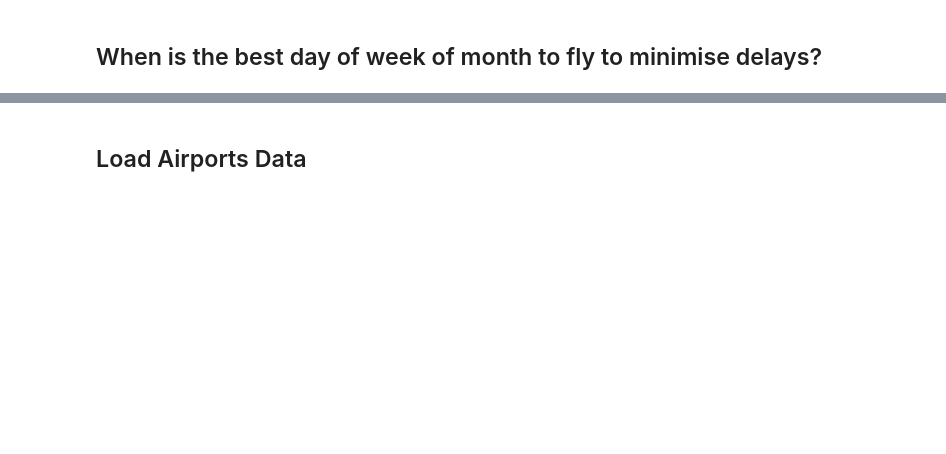
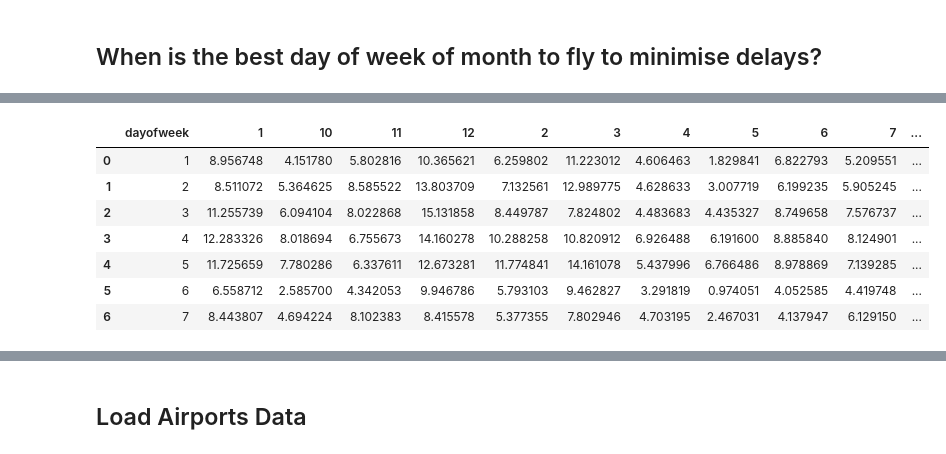
Before and after one commit to helena-bond/sparkassandra-dockerized, a Jupyter notebook: platform/notebook/DataProcessing_cluster.ipynb, the cells around one changed output, grey strips where cells are left out. Drawn from its saved outputs; the diff is of its cells as text; code cells hidden in the pictures; blank space fills up the shorter version.

```diff
--- a/platform/notebook/DataProcessing_cluster.ipynb
+++ b/platform/notebook/DataProcessing_cluster.ipynb
@@ -120 +167,14 @@ df_minimise_delays_weekday_month.show()
+# %%
+# Convert to Pandas
+pd_minimise_delays_weekday_month = df_minimise_delays_weekday_month.toPandas()
+pd_minimise_delays_weekday_month
+# %% [output]
+|  | dayofweek | 1 | 10 | 11 | 12 | 2 | 3 | 4 | 5 | 6 | 7 | ... |
+| 0 | 1 | 8.956748 | 4.151780 | 5.802816 | 10.365621 | 6.259802 | 11.223012 | 4.606463 | 1.829841 | 6.822793 | 5.209551 | ... |
+| 1 | 2 | 8.511072 | 5.364625 | 8.585522 | 13.803709 | 7.132561 | 12.989775 | 4.628633 | 3.007719 | 6.199235 | 5.905245 | ... |
+| 2 | 3 | 11.255739 | 6.094104 | 8.022868 | 15.131858 | 8.449787 | 7.824802 | 4.483683 | 4.435327 | 8.749658 | 7.576737 | ... |
+| 3 | 4 | 12.283326 | 8.018694 | 6.755673 | 14.160278 | 10.288258 | 10.820912 | 6.926488 | 6.191600 | 8.885840 | 8.124901 | ... |
+| 4 | 5 | 11.725659 | 7.780286 | 6.337611 | 12.673281 | 11.774841 | 14.161078 | 5.437996 | 6.766486 | 8.978869 | 7.139285 | ... |
+| 5 | 6 | 6.558712 | 2.585700 | 4.342053 | 9.946786 | 5.793103 | 9.462827 | 3.291819 | 0.974051 | 4.052585 | 4.419748 | ... |
+| 6 | 7 | 8.443807 | 4.694224 | 8.102383 | 8.415578 | 5.377355 | 7.802946 | 4.703195 | 2.467031 | 4.137947 | 6.129150 | ... |
 # %%
```
Also changed, not shown: parts of 19 cells of this notebook, 2 other files.
